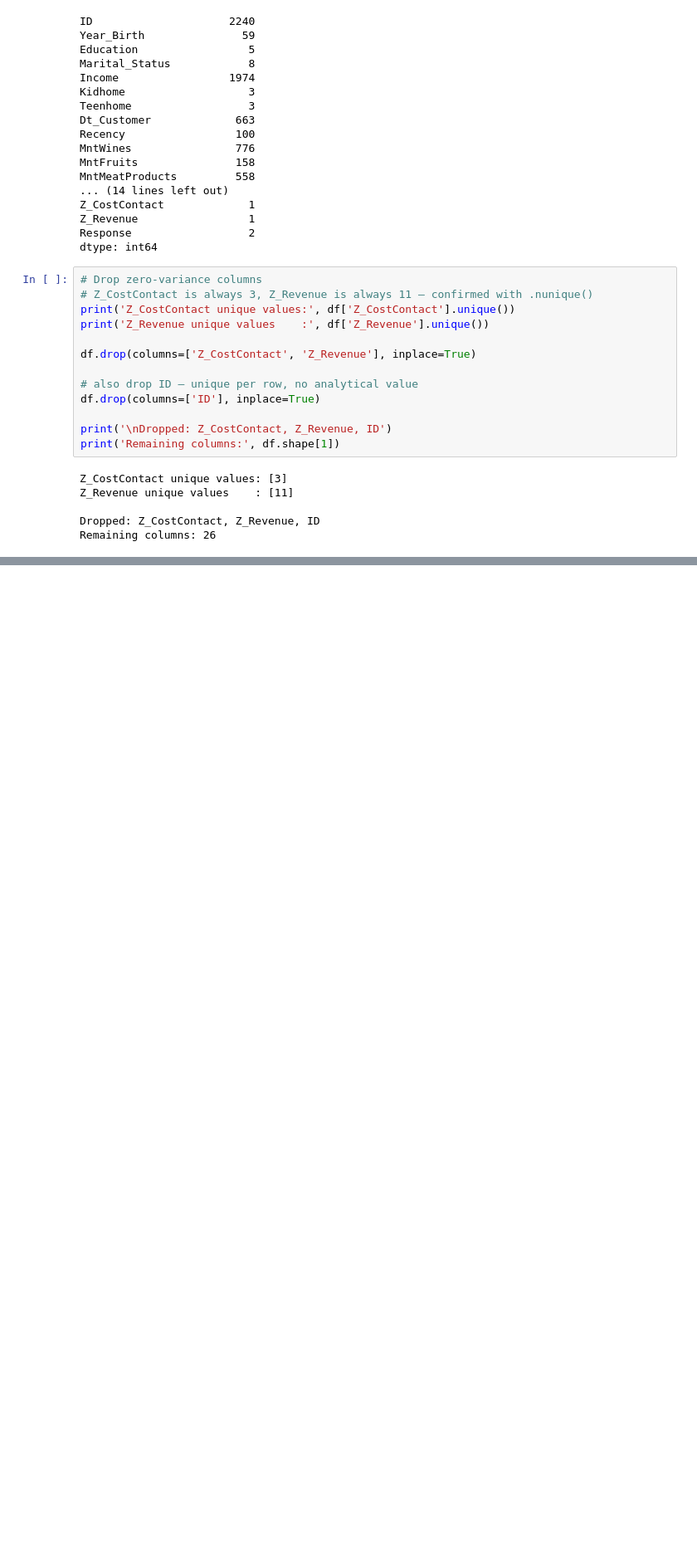
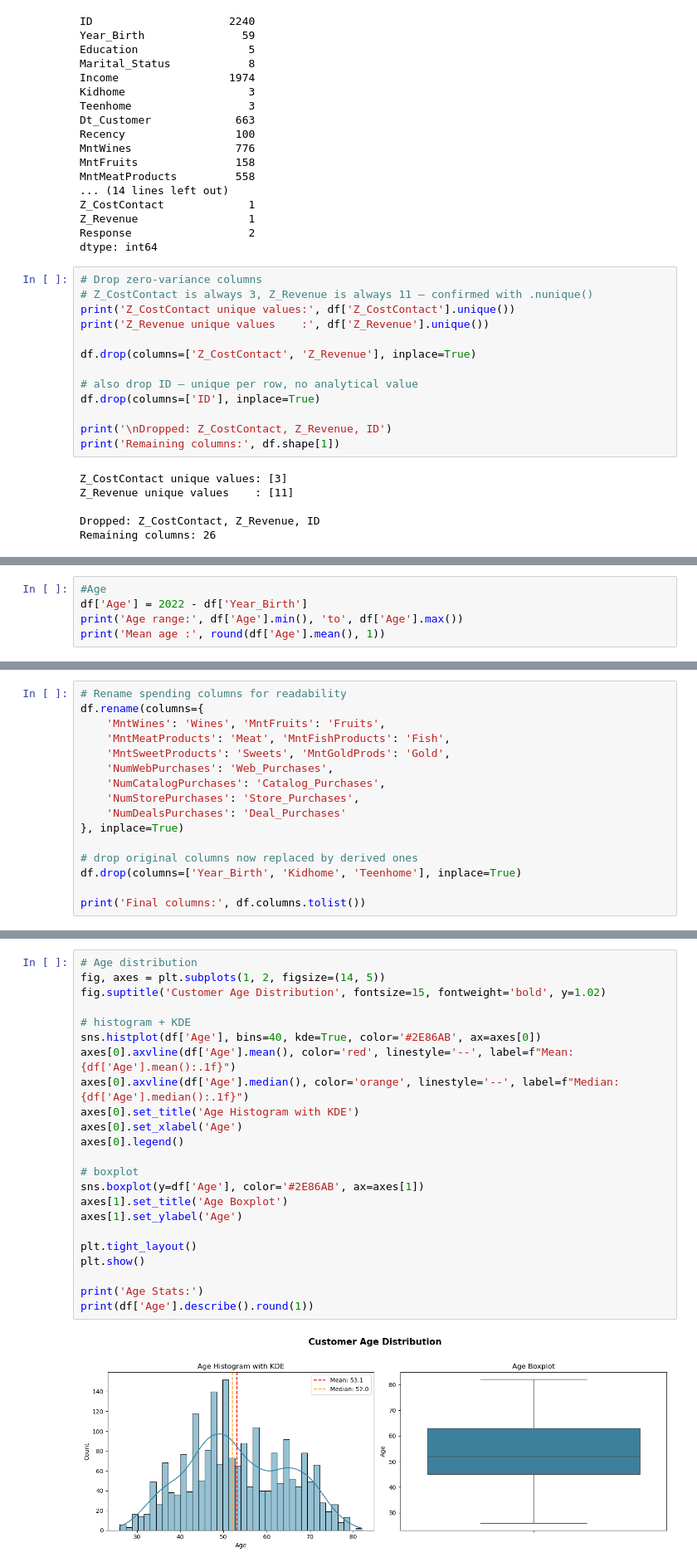
Before and after one commit to papocun/Customer-Segmentation-Project, a Jupyter notebook: Notebooks/Eda.ipynb, the cells around one changed output, grey strips where cells are left out. Shown at 83% size. Cells and saved outputs as stored; diff of their text form; blank space fills up the shorter version.

```diff
--- a/Notebooks/Eda.ipynb
+++ b/Notebooks/Eda.ipynb
@@ -207,0 +306,5 @@ Remaining columns: 26
+# %%
+#Age
+df['Age'] = 2022 - df['Year_Birth']
+print('Age range:', df['Age'].min(), 'to', df['Age'].max())
+print('Mean age :', round(df['Age'].mean(), 1))
@@ -207,0 +406,16 @@ Remaining columns: 26
+# %%
+# Rename spending columns for readability
+df.rename(columns={
+    'MntWines': 'Wines', 'MntFruits': 'Fruits',
+    'MntMeatProducts': 'Meat', 'MntFishProducts': 'Fish',
+    'MntSweetProducts': 'Sweets', 'MntGoldProds': 'Gold',
+    'NumWebPurchases': 'Web_Purchases',
+    'NumCatalogPurchases': 'Catalog_Purchases',
+    'NumStorePurchases': 'Store_Purchases',
+    'NumDealsPurchases': 'Deal_Purchases'
+}, inplace=True)
+
+# drop original columns now replaced by derived ones
+df.drop(columns=['Year_Birth', 'Kidhome', 'Teenhome'], inplace=True)
+
+print('Final columns:', df.columns.tolist())
@@ -207,0 +456,25 @@ Remaining columns: 26
+# %%
+# Age distribution
+fig, axes = plt.subplots(1, 2, figsize=(14, 5))
+fig.suptitle('Customer Age Distribution', fontsize=15, fontweight='bold', y=1.02)
+
+# histogram + KDE
+sns.histplot(df['Age'], bins=40, kde=True, color='#2E86AB', ax=axes[0])
+axes[0].axvline(df['Age'].mean(), color='red', linestyle='--', label=f"Mean: {df['Age'].mean():.1f}")
+axes[0].axvline(df['Age'].median(), color='orange', linestyle='--', label=f"Median: {df['Age'].median():.1f}")
+axes[0].set_title('Age Histogram with KDE')
+axes[0].set_xlabel('Age')
+axes[0].legend()
+
+# boxplot
+sns.boxplot(y=df['Age'], color='#2E86AB', ax=axes[1])
+axes[1].set_title('Age Boxplot')
+axes[1].set_ylabel('Age')
+
+plt.tight_layout()
+plt.show()
+
+print('Age Stats:')
+print(df['Age'].describe().round(1))
+# %% [output]
+[figure, added]
```
Also changed, not shown: parts of 20 cells of this notebook.
